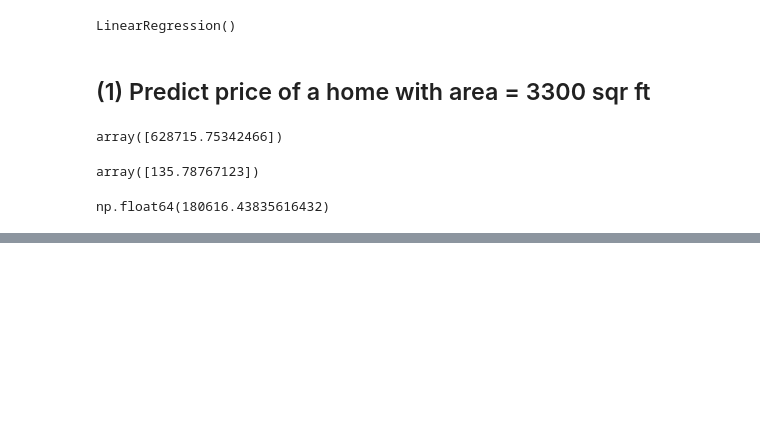
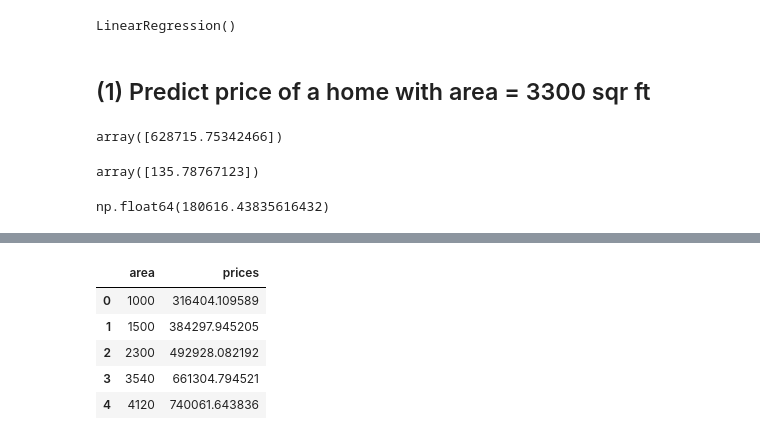
Before and after one commit to Ofgeha-Gelana/py, a Jupyter notebook: ML/1_linear_reg/1_linear_regression.ipynb, the cells around one changed output, grey strips where cells are left out. Drawn from its saved outputs; the diff is of its cells as text; code cells hidden in the pictures; blank space fills up the shorter version.

```diff
--- a/ML/1_linear_reg/1_linear_regression.ipynb
+++ b/ML/1_linear_reg/1_linear_regression.ipynb
@@ -64,0 +114,9 @@ np.float64(180616.43835616432)
+# %%
+area_df.head()
+# %% [output]
+|  | area | prices |
+| 0 | 1000 | 316404.109589 |
+| 1 | 1500 | 384297.945205 |
+| 2 | 2300 | 492928.082192 |
+| 3 | 3540 | 661304.794521 |
+| 4 | 4120 | 740061.643836 |
```
Also changed, not shown: parts of 9 cells of this notebook, 1 other file.
